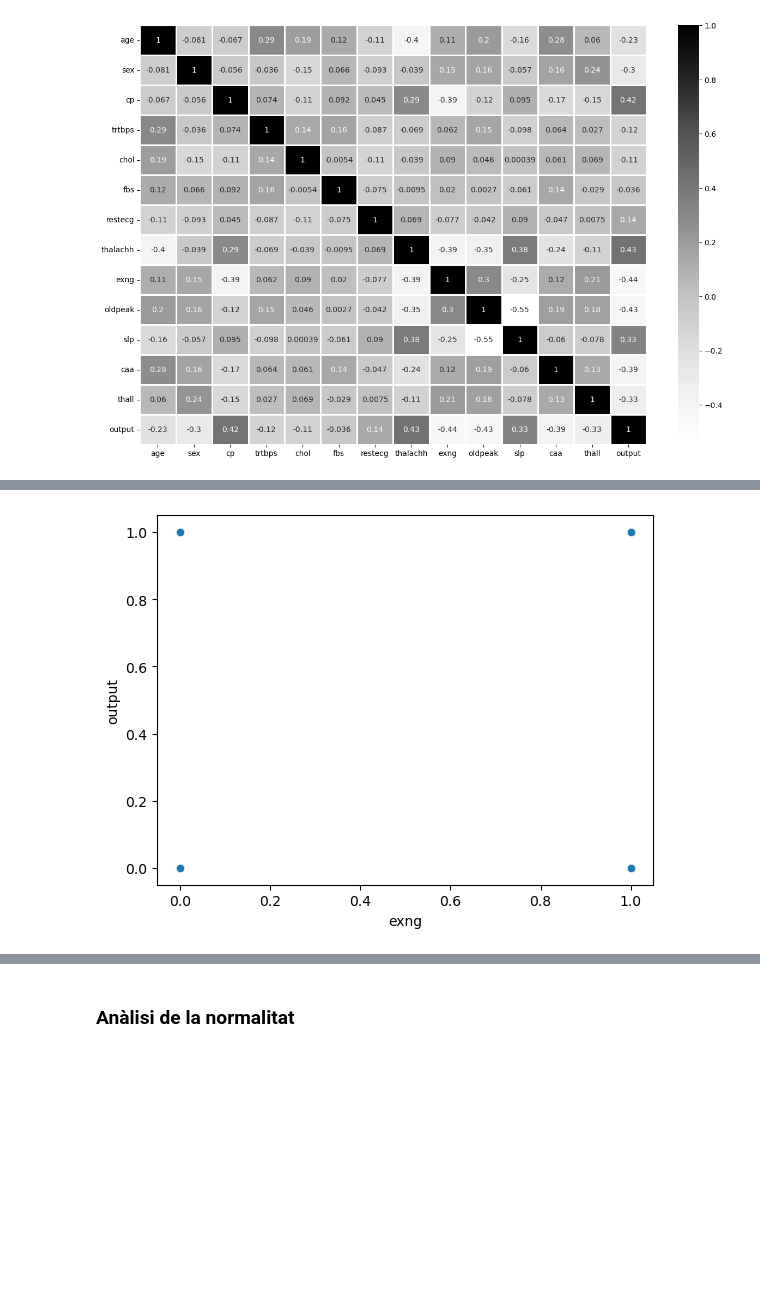
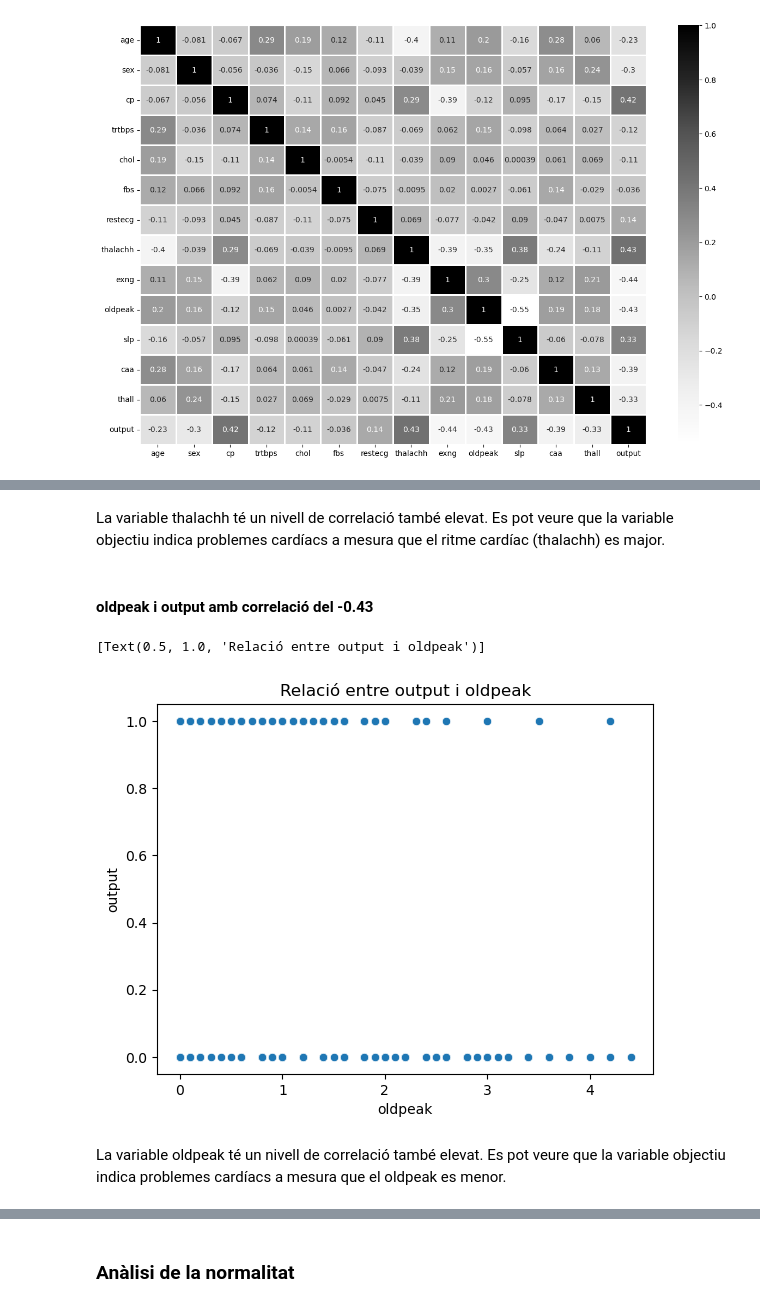
Before and after one commit to sercres/pra2_tipologia, a Jupyter notebook: code/pauconstans_screspia_PRA2.ipynb, the cells around one changed output, grey strips where cells are left out. Saved outputs shown, nothing was run; the diff lists cells and outputs as text; code cells hidden in the pictures; blank space fills up the shorter version.

```diff
--- a/code/pauconstans_screspia_PRA2.ipynb
+++ b/code/pauconstans_screspia_PRA2.ipynb
@@ -204,6 +204,7 @@ Es comprova que tampoc hi han NaN.
 # %% [markdown]
 Es creen uns boxplots per a veure si hi ha valors extrems
 # %%
+cols_num_out = cols_numerical.copy()
 fig, axs = plt.subplots(len(cols_num_out), figsize=(10, 15))
 
 for i, column in enumerate(cols_num_out):
@@ -335,4 +341,11 @@ sns.scatterplot(x="thalachh", y="output", data=df);
+# %% [markdown]
+La variable thalachh té un nivell de correlació també elevat. Es pot veure que la variable objectiu indica problemes cardíacs a mesura que el ritme cardíac (thalachh) es major.
+# %% [markdown]
+#### oldpeak i output amb correlació del -0.43
 # %%
-sns.scatterplot(x="exng", y="output", data=df);
+sns.scatterplot(x="oldpeak", y="output", data=df).set(title="Relació entre output i oldpeak")
 # %% [output]
+[Text(0.5, 1.0, 'Relació entre output i oldpeak')]
-[figure, old version]
+[figure, new version]
+# %% [markdown]
+La variable oldpeak té un nivell de correlació també elevat. Es pot veure que la variable objectiu indica problemes cardíacs a mesura que el oldpeak es menor.
```
Also changed, not shown: parts of 18 cells of this notebook.
